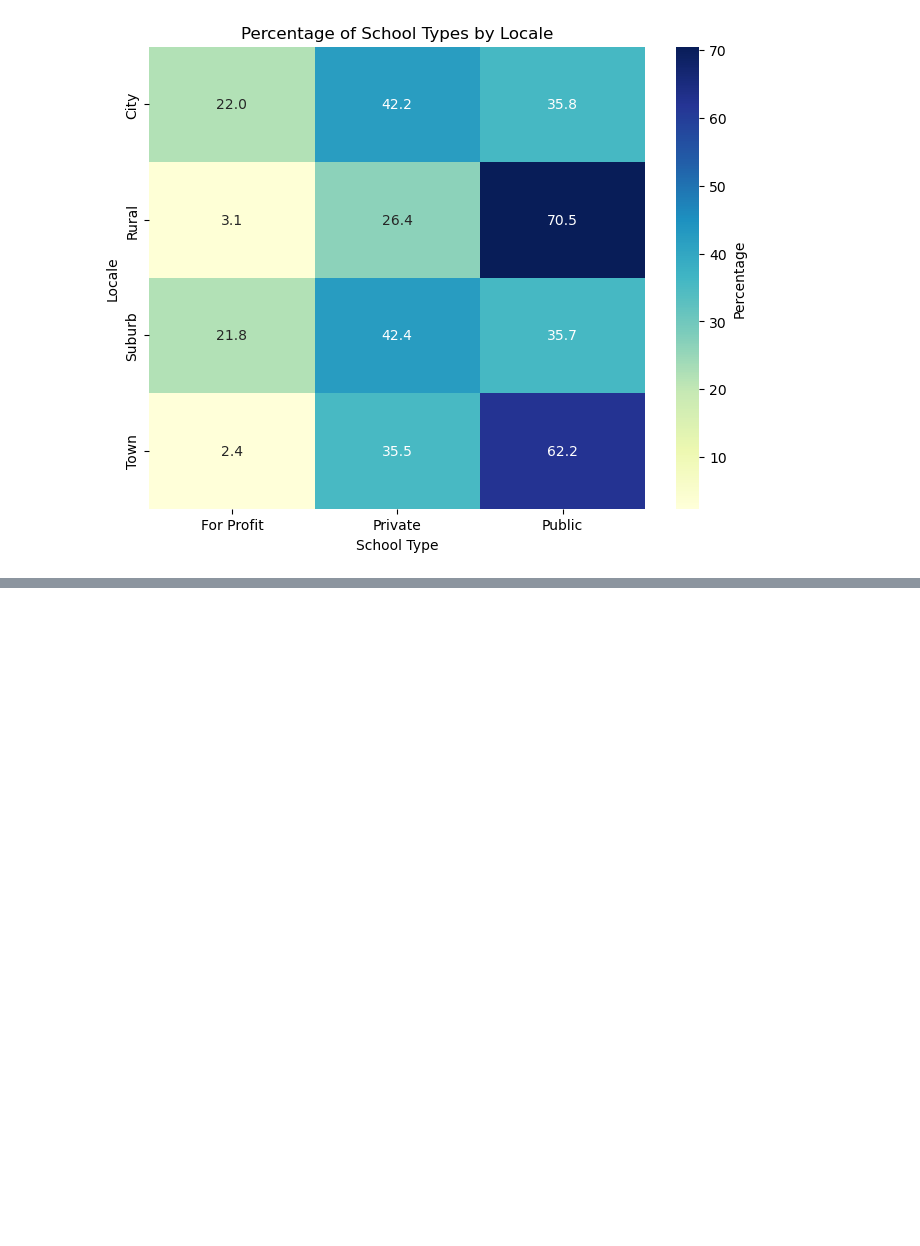
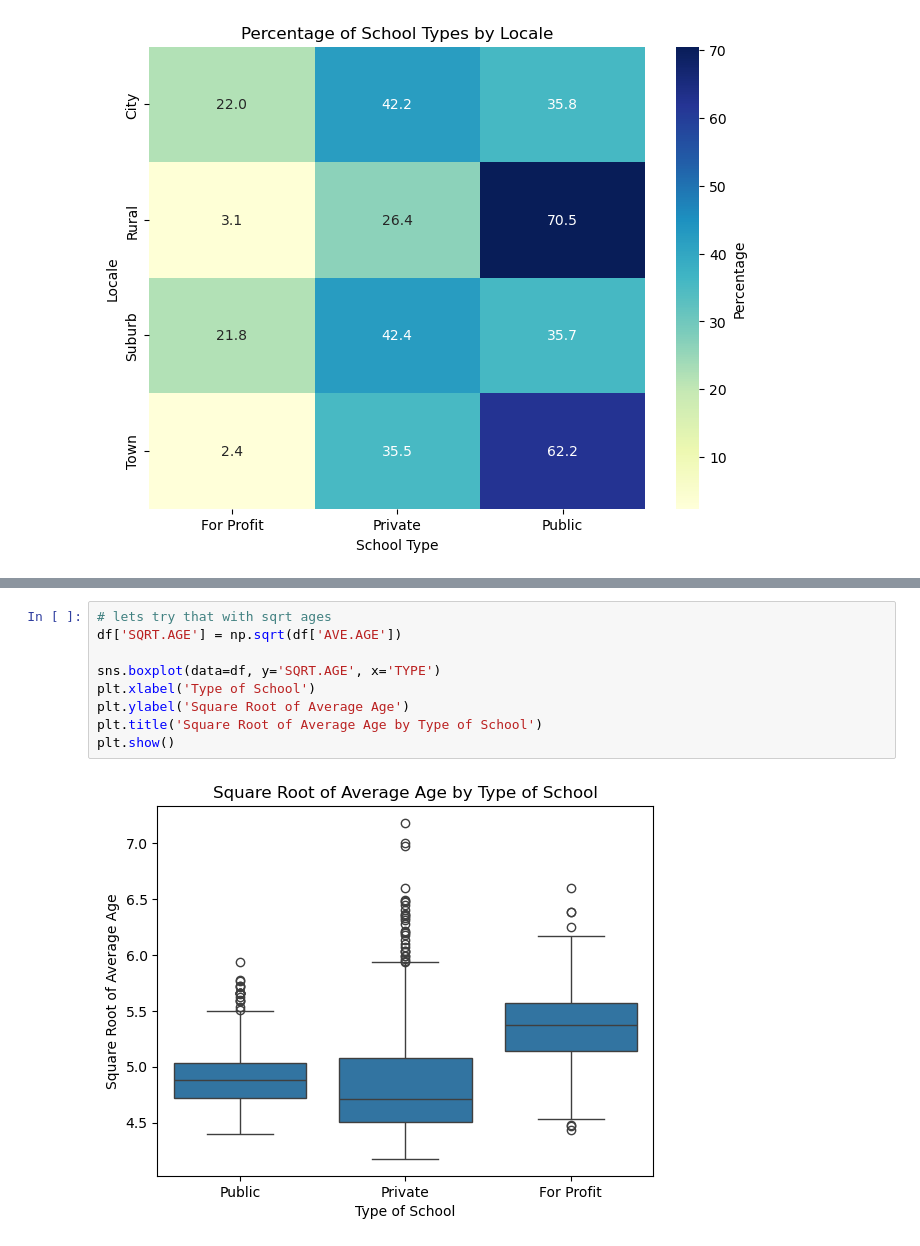
Before and after one commit to pkeen/intro-stats, a Jupyter notebook: 02-Data-Displaying/scorecard/scorecard.ipynb, the cells around one changed output, grey strips where cells are left out. Drawn from its saved outputs; the diff is of its cells as text; blank space fills up the shorter version.

```diff
--- a/02-Data-Displaying/scorecard/scorecard.ipynb
+++ b/02-Data-Displaying/scorecard/scorecard.ipynb
@@ -113,0 +157,11 @@ plt.show()
+# %%
+# lets try that with sqrt ages
+df['SQRT.AGE'] = np.sqrt(df['AVE.AGE'])
+
+sns.boxplot(data=df, y='SQRT.AGE', x='TYPE')
+plt.xlabel('Type of School')
+plt.ylabel('Square Root of Average Age')
+plt.title('Square Root of Average Age by Type of School')
+plt.show()
+# %% [output]
+[figure, added]
```
Also changed, not shown: parts of 5 cells of this notebook.
